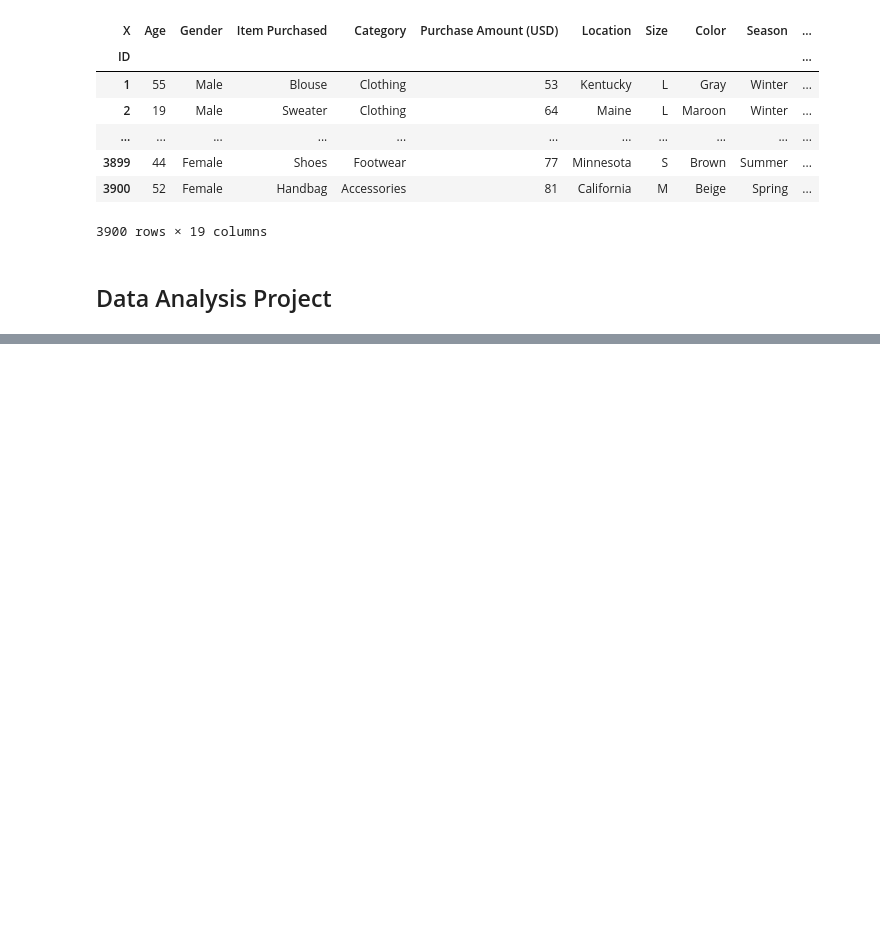
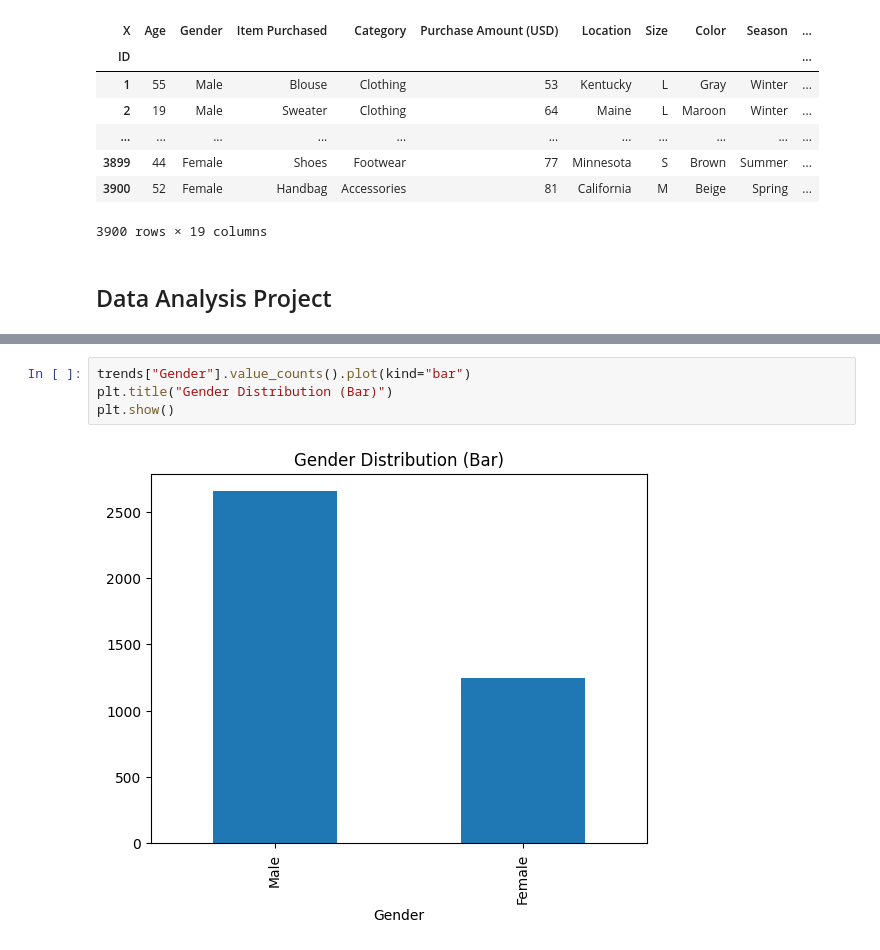
Before and after one commit to booyah-1902/AI_Mastery, a Jupyter notebook: AI-Mastery-Week-1/Exercises/Data Analysis Project (Shopping Trends).ipynb, the cells around one changed output, grey strips where cells are left out. Saved outputs shown, nothing was run; the diff lists cells and outputs as text; blank space fills up the shorter version.

```diff
--- a/AI-Mastery-Week-1/Exercises/Data Analysis Project (Shopping Trends).ipynb
+++ b/AI-Mastery-Week-1/Exercises/Data Analysis Project (Shopping Trends).ipynb
@@ -323,0 +399,6 @@ Hello World
+# %%
+trends["Gender"].value_counts().plot(kind="bar")
+plt.title("Gender Distribution (Bar)")
+plt.show()
+# %% [output]
+[figure, added]
```
Also changed, not shown: parts of 30 cells of this notebook.
